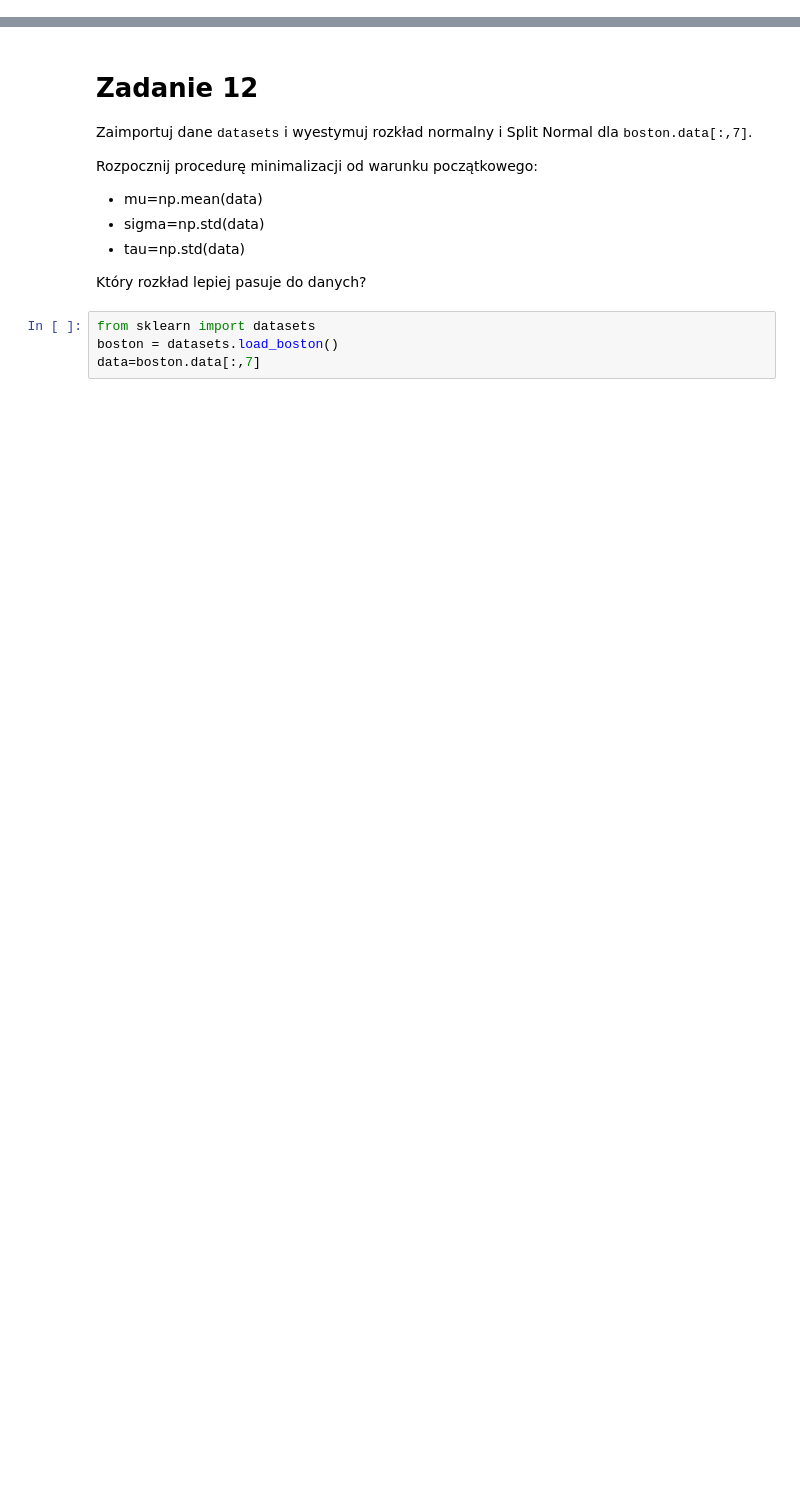
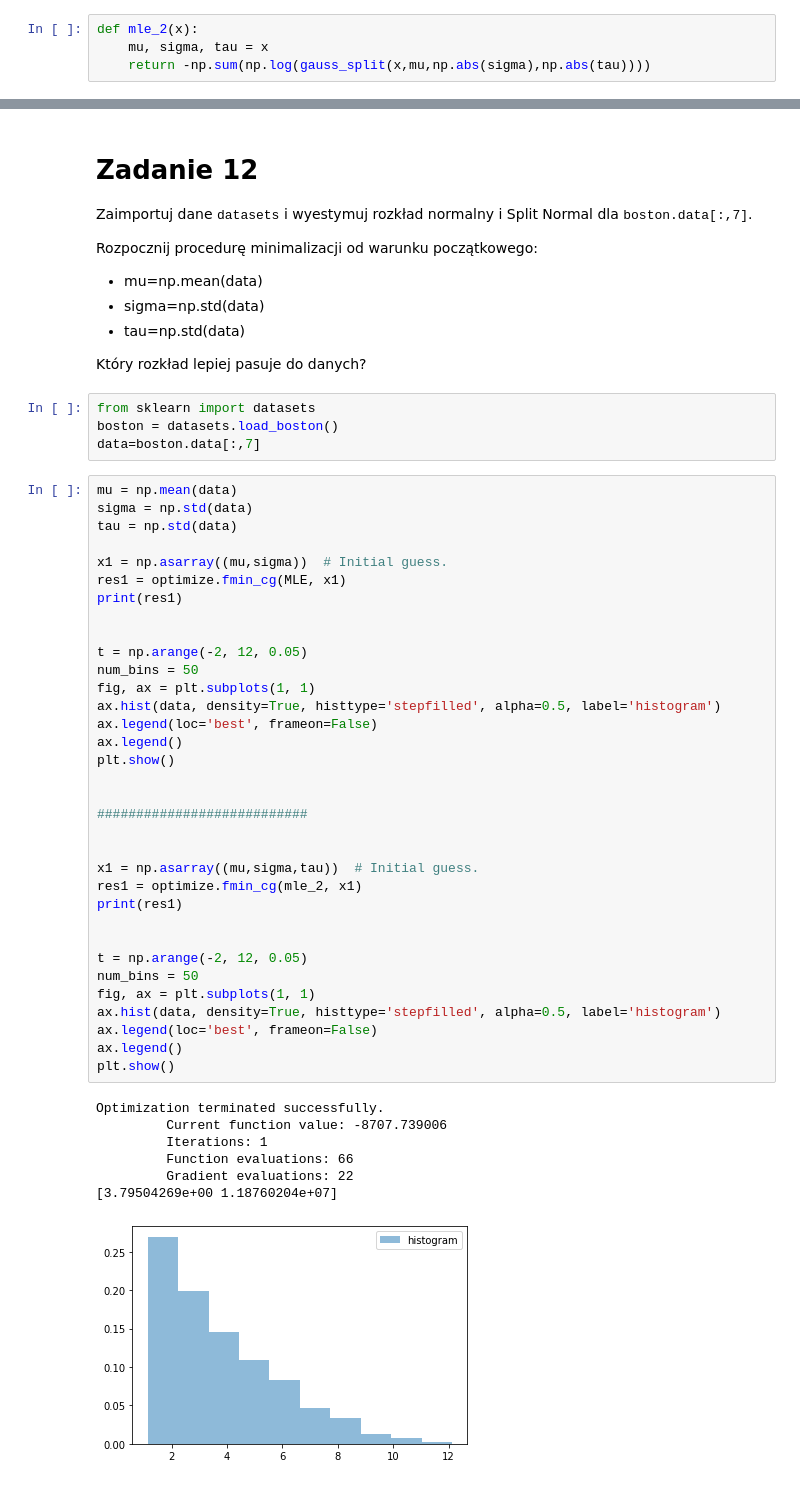
Before and after one commit to pawel200020/machine_learning_course, a Jupyter notebook: Z04_B_MLE.ipynb, the cells around one changed output, grey strips where cells are left out. Drawn from its saved outputs; the diff is of its cells as text; blank space fills up the shorter version.

```diff
--- a/Z04_B_MLE.ipynb
+++ b/Z04_B_MLE.ipynb
@@ -226,6 +227,10 @@ Zaimplementuj logarytmiczną funkcję wiarygodności  dla rodziny rozkładów Sp
 $$
 l(X,m,\sigma,\tau)=\ln\left( L(X,m,\sigma,\tau) \right)=\ln\left(\prod_{i=1}^n f_{m,\sigma,\tau} (x_i) \right)=\sum_{i=1}^n \ln(f_{m,\sigma,\tau} (x_i))
 $$
+# %%
+def mle_2(x):
+    mu, sigma, tau = x
+    return -np.sum(np.log(gauss_split(x,mu,np.abs(sigma),np.abs(tau))))
 # %% [markdown]
 # Zadanie 11
 Zminimalizuj funkcją wiarygodności z Zad. 10 (numerycznie).
@@ -246,3 +262,45 @@ Który rozkład lepiej pasuje do danych?
 from sklearn import datasets
 boston = datasets.load_boston()
 data=boston.data[:,7]
+# %%
+mu = np.mean(data)
+sigma = np.std(data)
+tau = np.std(data)
+
+x1 = np.asarray((mu,sigma))  # Initial guess.
+res1 = optimize.fmin_cg(MLE, x1)
+print(res1)
+
+
+t = np.arange(-2, 12, 0.05)
+num_bins = 50
+fig, ax = plt.subplots(1, 1)
+ax.hist(data, density=True, histtype='stepfilled', alpha=0.5, label='histogram')
+ax.legend(loc='best', frameon=False)
+ax.legend()
+plt.show()
+
+
+###########################
+
+
+x1 = np.asarray((mu,sigma,tau))  # Initial guess.
+res1 = optimize.fmin_cg(mle_2, x1)
+print(res1)
+
+
+t = np.arange(-2, 12, 0.05)
+num_bins = 50
+fig, ax = plt.subplots(1, 1)
+ax.hist(data, density=True, histtype='stepfilled', alpha=0.5, label='histogram')
+ax.legend(loc='best', frameon=False)
+ax.legend()
+plt.show()
+# %% [output]
+Optimization terminated successfully.
+         Current function value: -8707.739006
+         Iterations: 1
+         Function evaluations: 66
+         Gradient evaluations: 22
+[3.79504269e+00 1.18760204e+07]
+[figure, added]
```
Also changed, not shown: parts of 7 cells of this notebook, 2 other files.
